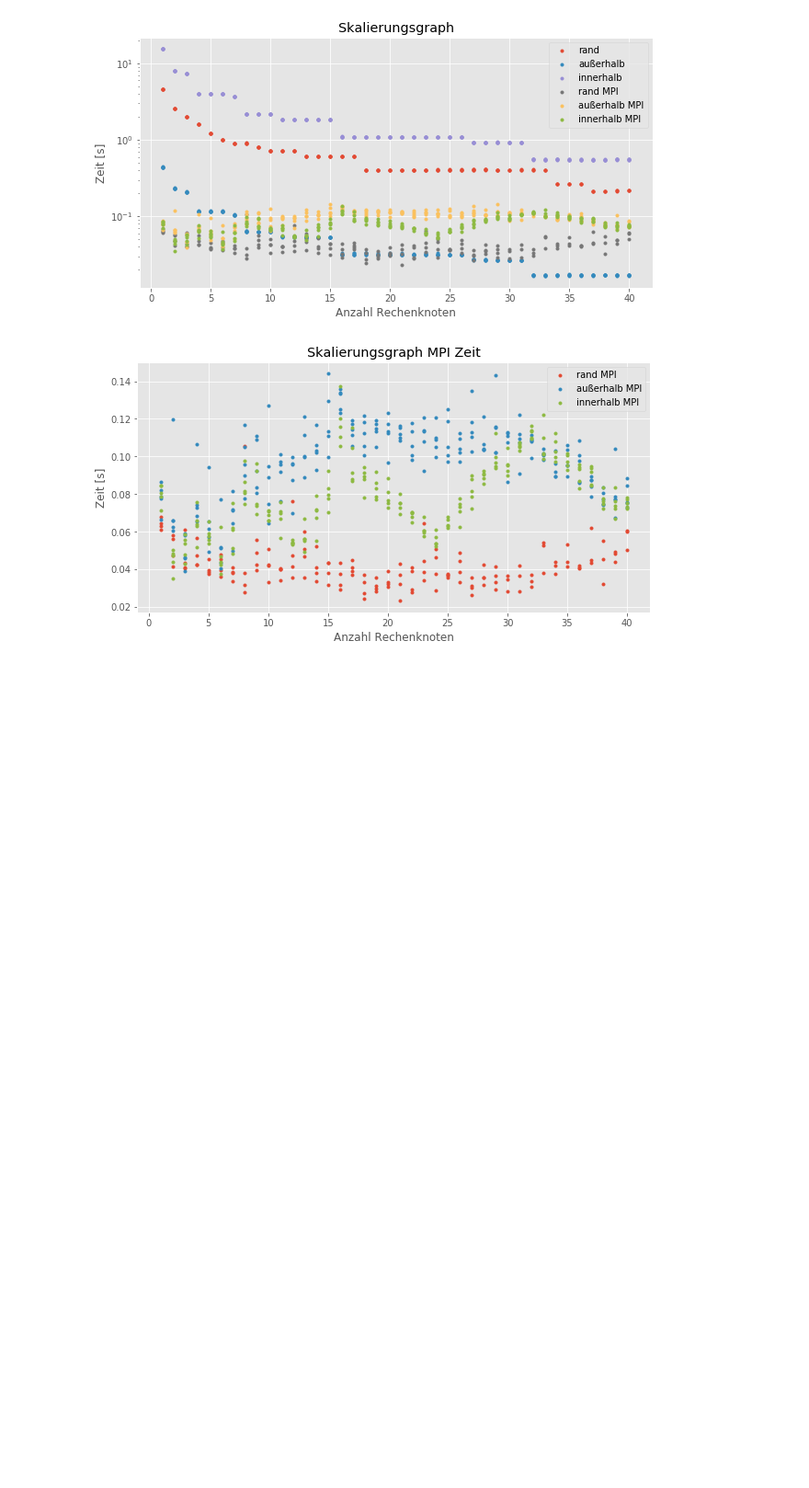
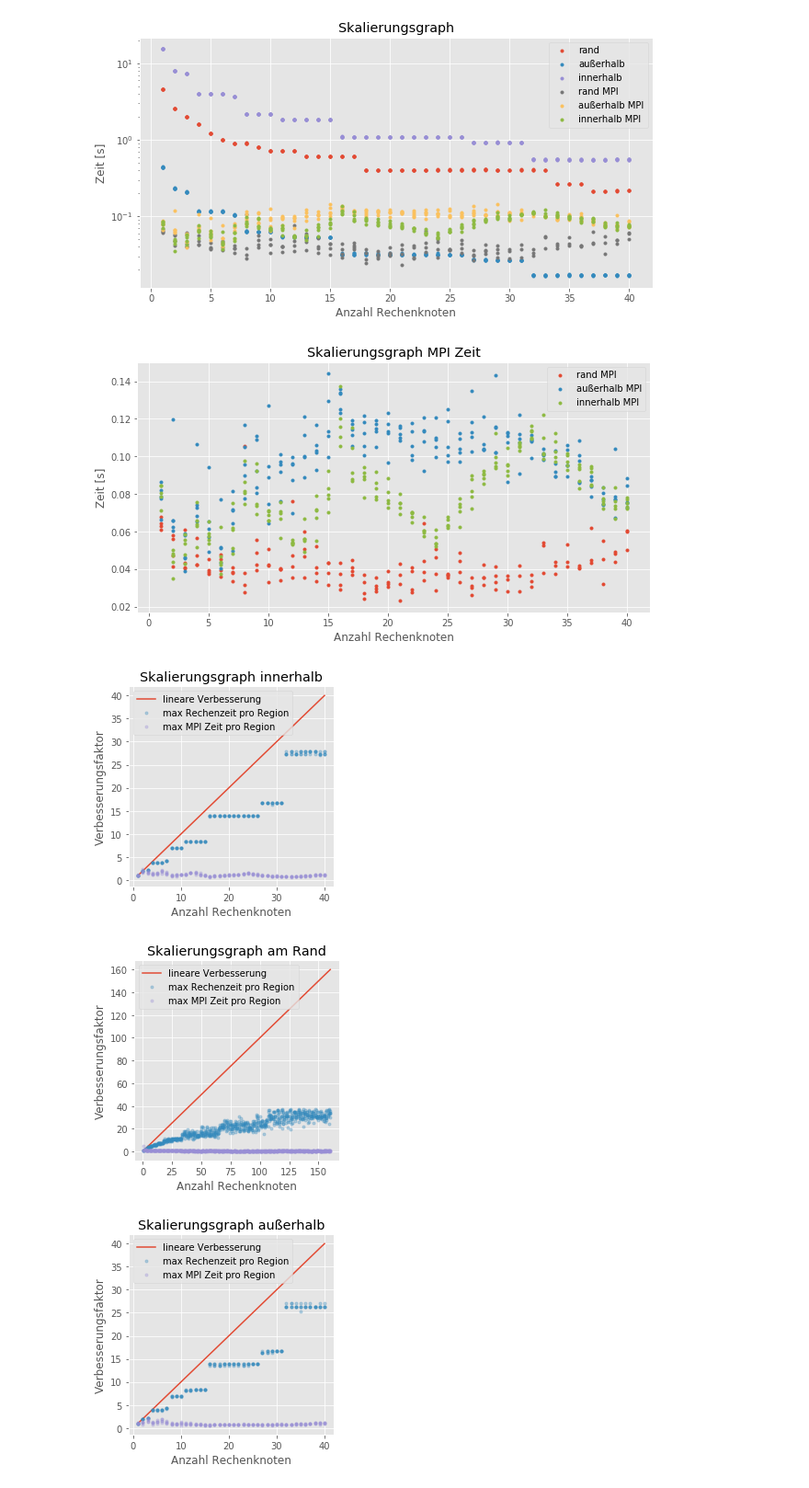
Before and after one commit to eragp/mandelbrot, a Jupyter notebook: eval/scalingGraph/scaling_graph.ipynb, the cells around one changed output. Shown at 92% size. Drawn from its saved outputs; the diff is of its cells as text; code cells hidden in the pictures; blank space fills up the shorter version.

```diff
--- a/eval/scalingGraph/scaling_graph.ipynb
+++ b/eval/scalingGraph/scaling_graph.ipynb
@@ -237,3 +245,19 @@ save_fig(fig, 'scaling_mpi')
 plt.show()
 # %% [output]
 [figure]
+# %%
+inside_path = './data/data_scaling_inside_mandelbrot.json'
+border_path = './data/data_scaling_border_more_nodes.json'
+outside_path = './data/data_scaling_outside_mandelbrot.json'
+inside = load_json(inside_path)
+border = load_json(border_path)
+outside = load_json(outside_path)
+
+plt.style.use('ggplot')
+simple_plot(inside, 'Skalierungsgraph innerhalb', 'scale_graph_inside', alpha=0.3)
+simple_plot(border, 'Skalierungsgraph am Rand', 'scale_graph_border_more_nodes', alpha=0.3)
+simple_plot(outside, 'Skalierungsgraph außerhalb', 'scale_graph_outside', alpha=0.3)
+# %% [output]
+[figure, added]
+[figure, added]
+[figure, added]
```
Also changed, not shown: parts of 3 cells of this notebook, 21 other files.
